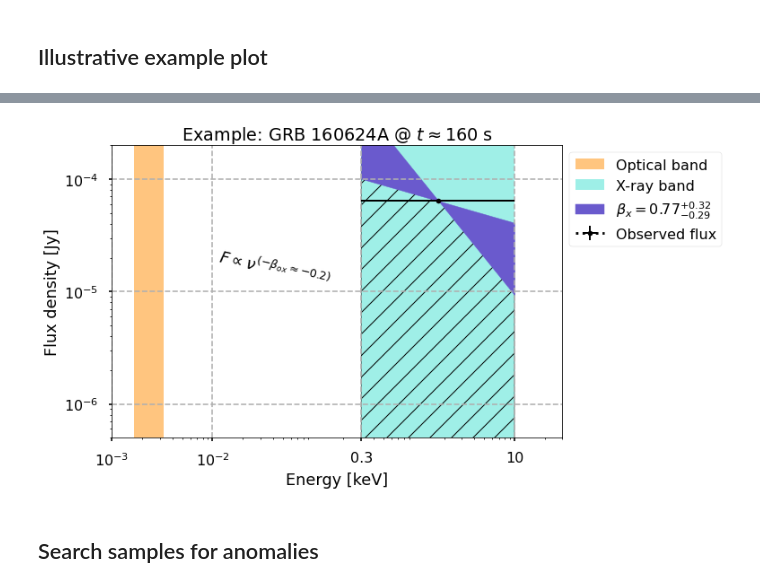
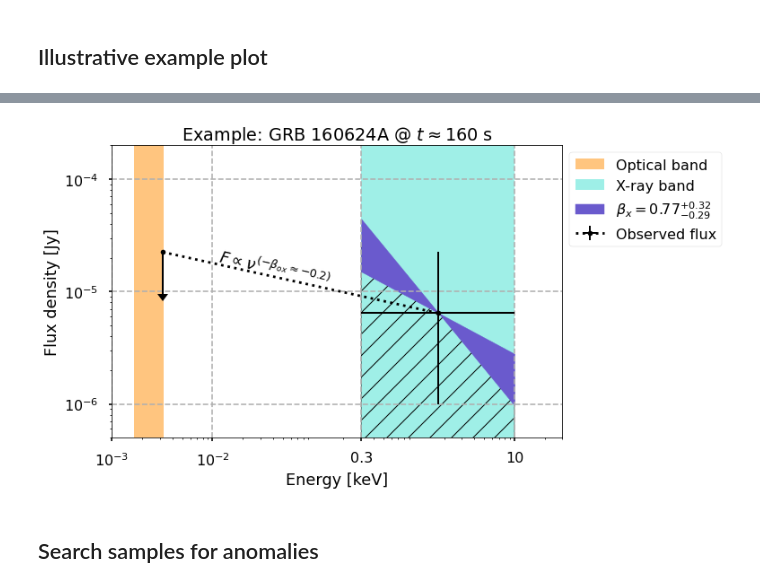
Before and after one commit to cgobat/dark-GRBs, a Jupyter notebook: analysis.ipynb, the cells around one changed output, grey strips where cells are left out. Saved outputs shown, nothing was run; the diff lists cells and outputs as text; code cells hidden in the pictures.

```diff
--- a/analysis.ipynb
+++ b/analysis.ipynb
@@ -181,17 +204,20 @@ plt.show()
 xrt_data = pd.DataFrame(columns=['Time', 'Tpos', 'Tneg', 'Flux', 'Fluxpos', 'Fluxneg', 'GRB'])
 for i in sGRBs.index:
     GRB_ID = sGRBs.loc[i,"GRB"]
-
+    print(GRB_ID,end=": ")
     try:
         Gamma = get_photonIndex(GRB_ID,swift)
-        fluxdata = XRT_lightcurve(GRB_ID,swift)
-        xrt_data = xrt_data.append(fluxdata,ignore_index=True)
-
         sGRBs.loc[i,"Beta_X"] = Gamma.value - 1
         sGRBs.loc[i,"Beta_X_neg"] = Gamma.minus
         sGRBs.loc[i,"Beta_X_pos"] = Gamma.plus
-        print("✓",GRB_ID)
+        print("index ✓",end=", ")
+    except:
+        print("index ✗",end=", ")
 
+    try:
+        fluxdata = XRT_lightcurve(GRB_ID,swift)
+        xrt_data = xrt_data.append(fluxdata,ignore_index=True)
+        print("lightcurve ✓")
     except:
-        print("✗",GRB_ID)
+        print("lightcurve ✗")
 # %% [output]
@@ -287,6 +313,7 @@ for i in rastinejad.index:
         info["Mag error"] = float(rastinejad.loc[i,"Magnitude"].split(" +/- ")[1])
     info["λ_eff"] = float(rastinejad.loc[i,"Wavelength"])
     info["Source"] = "Rastinejad"
+    info["E(B-V)"] = float(rastinejad.loc[i,"E(B-V)"])
     new_optical = new_optical.append(info,ignore_index=True)
 
 new_optical["mag_w_err"] = [AsymmetricUncertainty(mag,err,err) if isinstance(err,(float,int)) else AsymmetricUncertainty(mag,np.inf,0) for mag,err in new_optical[["Magnitude","Mag error"]].values]
@@ -405,7 +432,7 @@ display(xrt_data.sort_values(by=["GRB","Time"], ascending=[False,True]))
 # %% [markdown]
 ### Match data points in time
 # %%
-max_dt = 0.2
+max_dt = 0.1
 nu_x = 10**np.mean((np.log10(0.3),np.log10(10))) / 4.135667696e-18 # xray frequency [m]
 results = pd.DataFrame(columns=["GRB","dt%","nu_o","F_o","nu_x","F_x","B_ox"])
 for i_o in all_optical.index: # for each optical data point
@@ -576,13 +600,13 @@ plt.show()
 # %% [markdown]
 ## Illustrative example plot
 # %%
-display(results[results["GRB"]=="160624A"].iloc[1,])
+display(results[results["GRB"]=="160624A"].iloc[3,])
 E_range = np.logspace(np.log10(0.3),np.log10(10),100)
-
-E_o = results.loc[228,"nu_o"]*6.62607015e-34/1.6021773e-16
-E_x = results.loc[228,"nu_x"]*6.62607015e-34/1.6021773e-16
-F_o = results.loc[228,"F_o"]
-F_x = results.loc[228,"F_x"]
+beta = results.loc[206,"B_x"]
+E_o = results.loc[206,"nu_o"]*6.62607015e-34/1.6021773e-16
+E_x = results.loc[206,"nu_x"]*6.62607015e-34/1.6021773e-16
+F_o = results.loc[206,"F_o"]
+F_x = results.loc[206,"F_x"]
 spectrum = E_range**-beta.value
 scale = F_x.value/spectrum[len(spectrum)//2]
 spectrum = scale * spectrum
@@ -602,7 +626,7 @@ plt.errorbar([E_o,E_x],[F_o.value,F_x.value],xerr=[(0,E_x-0.3),(0,10-E_x)],
              yerr=[(0.000013,F_x.value-1e-6),(0,F_o.value-F_x.value)],
              uplims=[1,0],capsize=0,elinewidth=2,marker=".",linestyle=":",color="k",label="Observed flux")
 plt.fill_between(E_range,spectrum,fc="none",ec="k",hatch="/")
-plt.fill_between(E_range,spec1,spec2,color="slateblue",label=r"$\beta_x=0.77_{-0.29}^{+0.32}$")
+plt.fill_between(E_range,spec1,spec2,color="slateblue",label="$\\beta_x=%.2f_{-%.2f}^{+%.2f}$" %(beta.value,beta.minus,beta.plus))
 plt.text(1.1e-2,1.1e-5,r"$F\propto\nu^{(-\beta_{ox}\approx\mathrm{-0.2})}$",size=18,rotation=-13)
 
 plt.legend(loc="upper left",bbox_to_anchor=(1,1))
@@ -632,4 +656,4 @@ Name: 462, dtype: object
-[figure, old version]
+[figure, new version]
 # %% [markdown]
 ## Search samples for anomalies
 # %%
```
Also changed, not shown: parts of 18 cells of this notebook, 2 other files.
